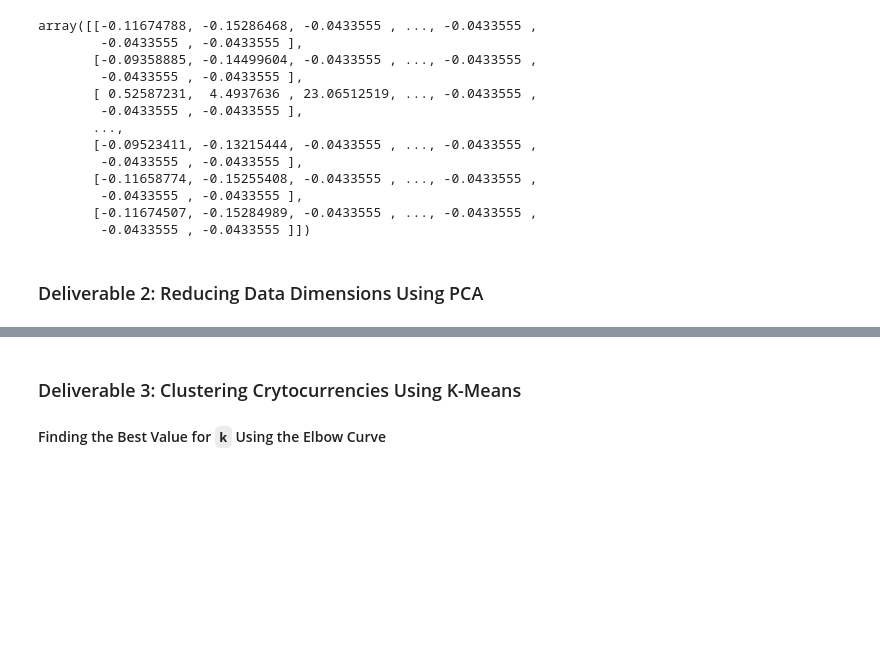
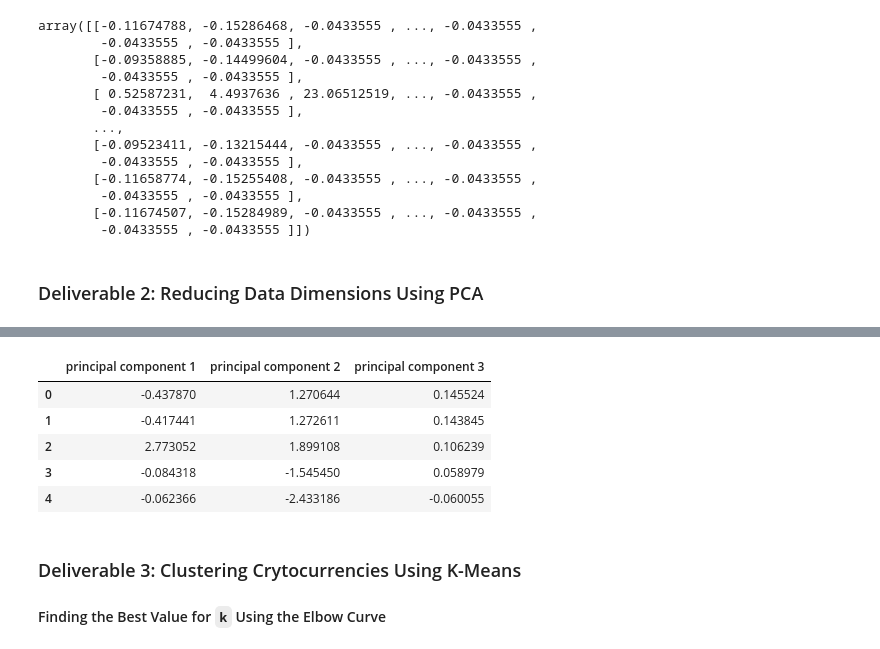
Before and after one commit to pde294/Cryptocurrencies, a Jupyter notebook: crypto_clustering.ipynb, the cells around one changed output, grey strips where cells are left out. Saved outputs shown, nothing was run; the diff lists cells and outputs as text; code cells hidden in the pictures; blank space fills up the shorter version.

```diff
--- a/crypto_clustering.ipynb
+++ b/crypto_clustering.ipynb
@@ -258,3 +272,12 @@ array([[-0.11674788, -0.15286468, -0.0433555 , ..., -0.0433555 ,
+# %%
+df_crypto_pca.head()
+# %% [output]
+|  | principal component 1 | principal component 2 | principal component 3 |
+| 0 | -0.437870 | 1.270644 | 0.145524 |
+| 1 | -0.417441 | 1.272611 | 0.143845 |
+| 2 | 2.773052 | 1.899108 | 0.106239 |
+| 3 | -0.084318 | -1.545450 | 0.058979 |
+| 4 | -0.062366 | -2.433186 | -0.060055 |
 # %% [markdown]
 ### Deliverable 3: Clustering Crytocurrencies Using K-Means
 
```
Also changed, not shown: parts of 9 cells of this notebook.
